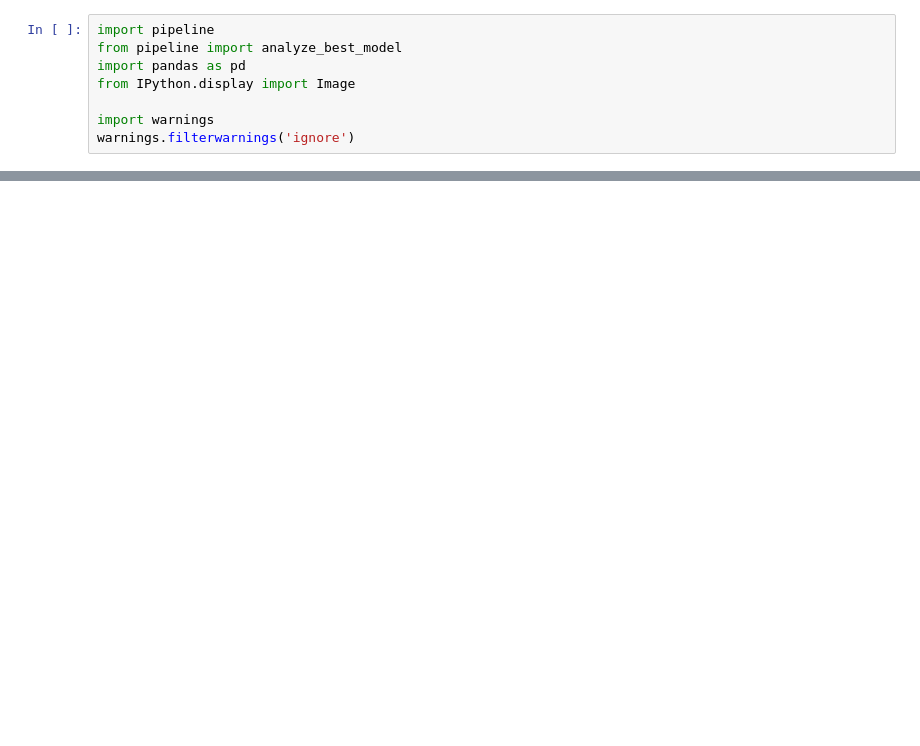
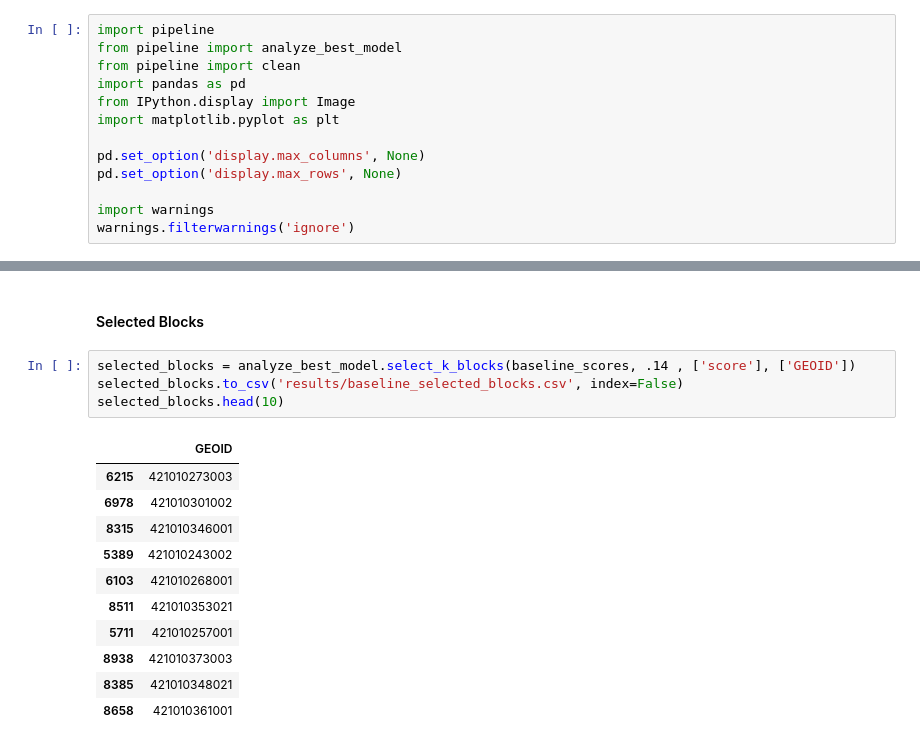
Before and after one commit to sinclairtarget/philly-evictions, a Jupyter notebook: interpret.ipynb, the cells around one changed output, grey strips where cells are left out. Drawn from its saved outputs; the diff is of its cells as text; blank space fills up the shorter version.

```diff
--- a/interpret.ipynb
+++ b/interpret.ipynb
@@ -1,8 +27,13 @@
 # %%
 import pipeline
 from pipeline import analyze_best_model
+from pipeline import clean
 import pandas as pd
 from IPython.display import Image
+import matplotlib.pyplot as plt
+
+pd.set_option('display.max_columns', None)
+pd.set_option('display.max_rows', None)
 
 import warnings
 warnings.filterwarnings('ignore')
@@ -23,3 +64,21 @@ analyze_best_model.plot_tree(dtree, test_df, 'results/stump.png')
 Image(filename='results/stump.png')
 # %% [output]
 [figure]
+# %% [markdown]
+#### Selected Blocks
+# %%
+selected_blocks = analyze_best_model.select_k_blocks(baseline_scores, .14 , ['score'], ['GEOID'])
+selected_blocks.to_csv('results/baseline_selected_blocks.csv', index=False)
+selected_blocks.head(10)
+# %% [output]
+|  | GEOID |
+| 6215 | 421010273003 |
+| 6978 | 421010301002 |
+| 8315 | 421010346001 |
+| 5389 | 421010243002 |
+| 6103 | 421010268001 |
+| 8511 | 421010353021 |
+| 5711 | 421010257001 |
+| 8938 | 421010373003 |
+| 8385 | 421010348021 |
+| 8658 | 421010361001 |
```
Also changed, not shown: parts of 26 cells of this notebook, 19 other files.
